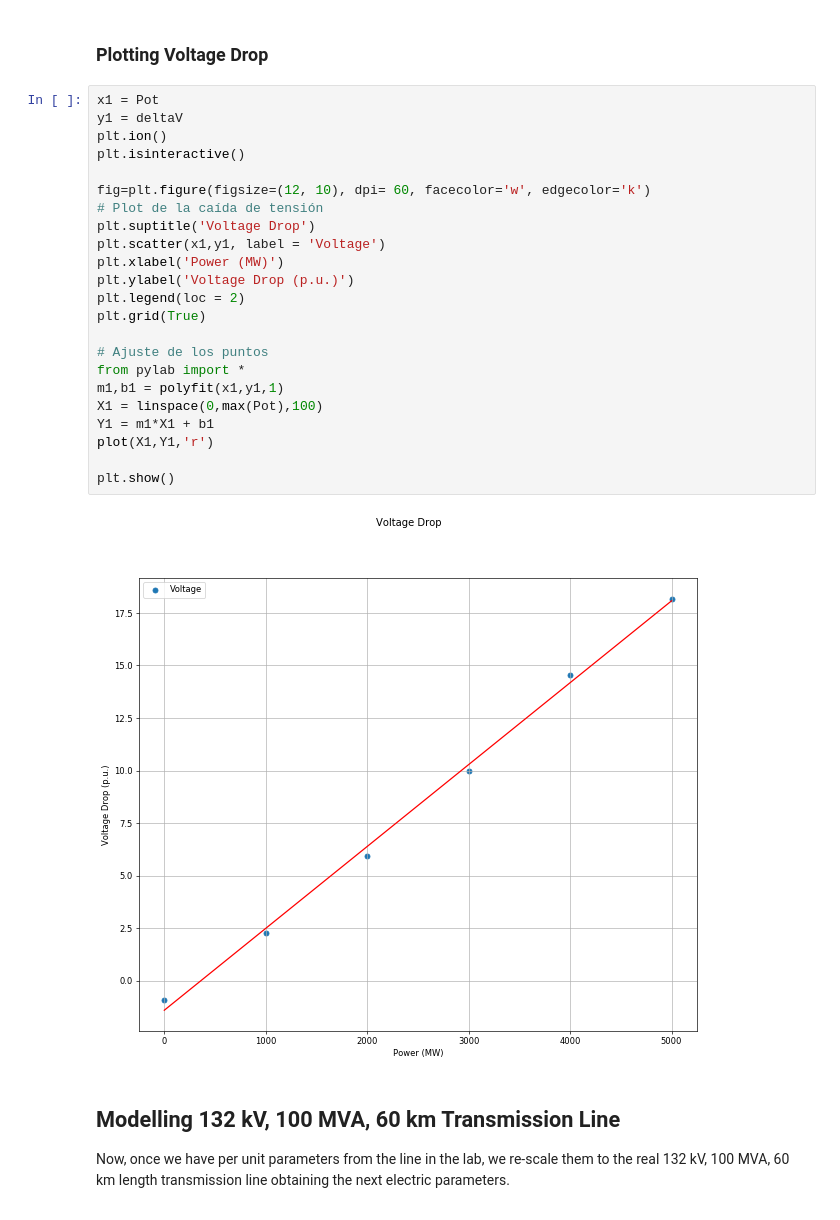
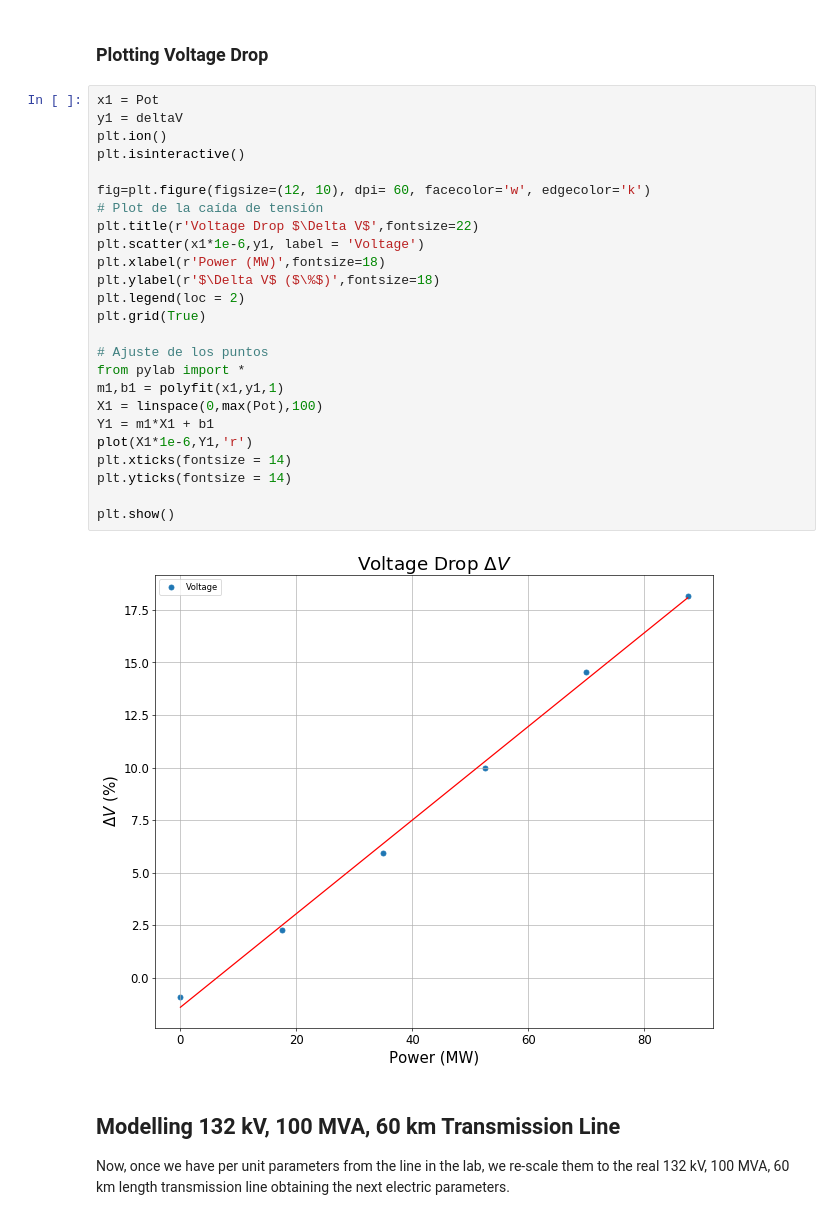
Before and after one commit to ElectricICAI/The-Challenge-of-Future-Energy-Systems, a Jupyter notebook: presentation.ipynb, the cells around one changed output. Saved outputs shown, nothing was run; the diff lists cells and outputs as text.

```diff
--- a/presentation.ipynb
+++ b/presentation.ipynb
@@ -117,28 +117,30 @@ print(deltaV)
 # %%
 x1 = Pot
 y1 = deltaV
 plt.ion()
 plt.isinteractive()
 
 fig=plt.figure(figsize=(12, 10), dpi= 60, facecolor='w', edgecolor='k')
 # Plot de la caída de tensión
-plt.suptitle('Voltage Drop')
-plt.scatter(x1,y1, label = 'Voltage')
-plt.xlabel('Power (MW)')
-plt.ylabel('Voltage Drop (p.u.)')
+plt.title(r'Voltage Drop $\Delta V$',fontsize=22)
+plt.scatter(x1*1e-6,y1, label = 'Voltage')
+plt.xlabel(r'Power (MW)',fontsize=18)
+plt.ylabel(r'$\Delta V$ ($\%$)',fontsize=18)
 plt.legend(loc = 2)
 plt.grid(True)
 
 # Ajuste de los puntos
 from pylab import *
 m1,b1 = polyfit(x1,y1,1)
 X1 = linspace(0,max(Pot),100)
 Y1 = m1*X1 + b1
-plot(X1,Y1,'r')
+plot(X1*1e-6,Y1,'r')
+plt.xticks(fontsize = 14)
+plt.yticks(fontsize = 14)
 
 plt.show()
 # %% [output]
-[figure, old version]
+[figure, new version]
 # %% [markdown]
 ## Modelling 132 kV, 100 MVA, 60 km Transmission Line
 Now, once we have per unit parameters from the line in the lab, we re-scale them to the real 132 kV, 100 MVA, 60 km length transmission line obtaining the next electric parameters.
```
Also changed, not shown: parts of 11 cells of this notebook.
